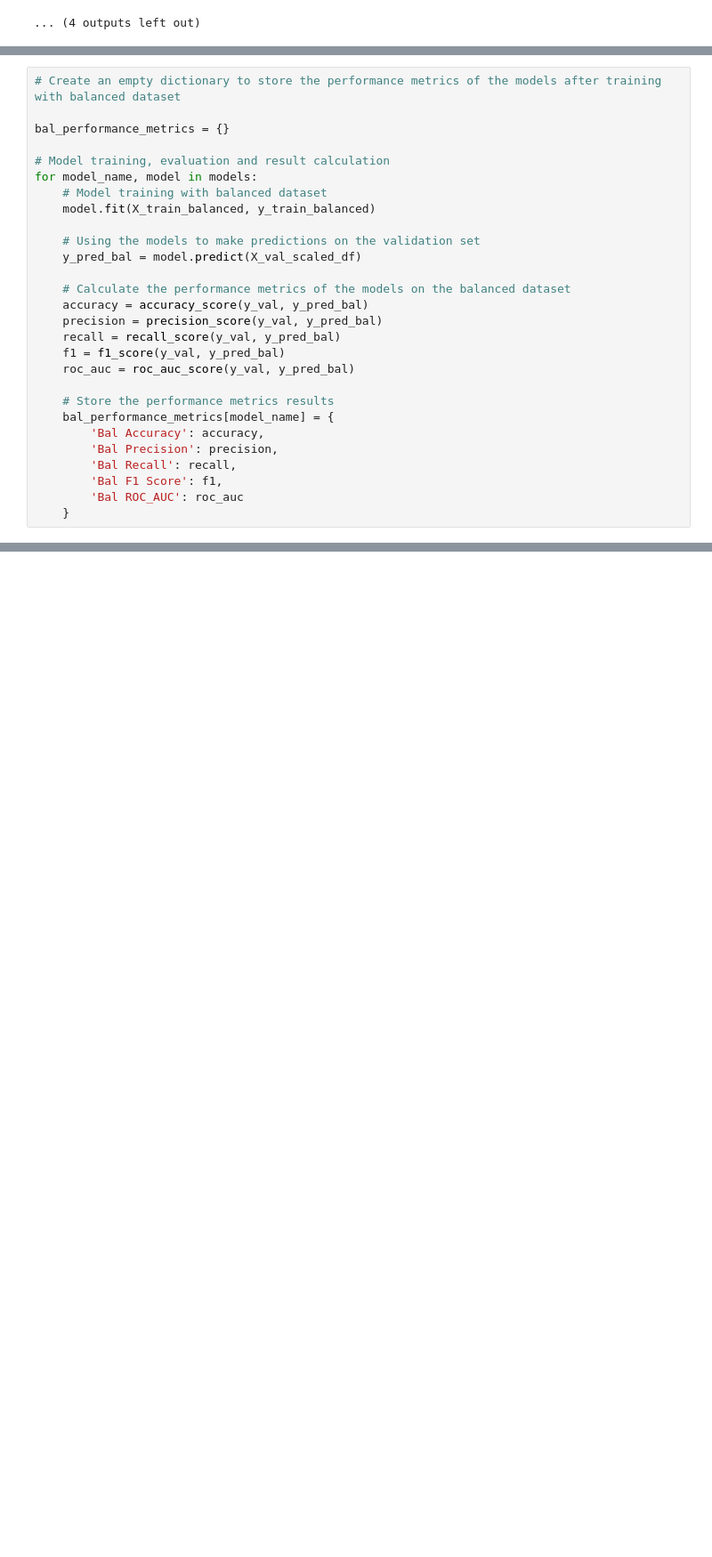
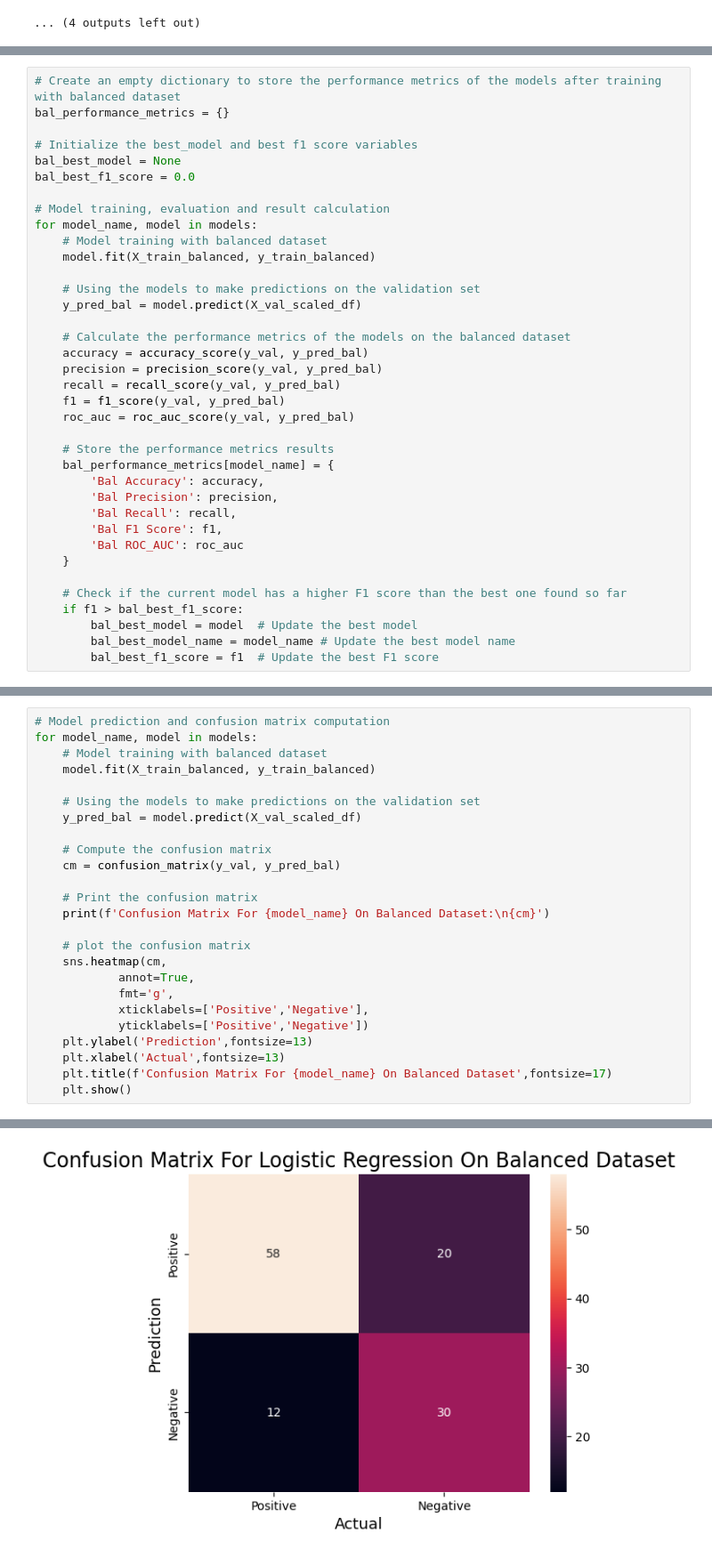
Before and after one commit to iameberedavid/Sepsis-Prediction-Analysis-and-API-Creation, a Jupyter notebook: Sepsis Prediction Analysis.ipynb, the cells around one changed output, grey strips where cells are left out. Shown at 89% size. Saved outputs shown, nothing was run; the diff lists cells and outputs as text; blank space fills up the shorter version.

```diff
--- a/Sepsis Prediction Analysis.ipynb
+++ b/Sepsis Prediction Analysis.ipynb
@@ -824,7 +628,10 @@ Confusion Matrix For Support Vector Machine On Unbalanced Dataset:
 # %%
 # Create an empty dictionary to store the performance metrics of the models after training with balanced dataset
+bal_performance_metrics = {}
 
-bal_performance_metrics = {}
+# Initialize the best_model and best f1 score variables
+bal_best_model = None
+bal_best_f1_score = 0.0
 
 # Model training, evaluation and result calculation
 for model_name, model in models:
@@ -849,6 +656,12 @@ for model_name, model in models:
         'Bal F1 Score': f1,
         'Bal ROC_AUC': roc_auc
     }
+
+    # Check if the current model has a higher F1 score than the best one found so far
+    if f1 > bal_best_f1_score:
+        bal_best_model = model  # Update the best model
+        bal_best_model_name = model_name # Update the best model name
+        bal_best_f1_score = f1  # Update the best F1 score
 # %%
 # Create a DataFrame to store the performance metrics of the models on the balanced dataset
 balanced_performance_metrics = pd.DataFrame(bal_performance_metrics).transpose()
@@ -873,0 +687,26 @@ Based on the f1 score of the models, Adaptive Boosting is the best model for the
+# %%
+# Model prediction and confusion matrix computation
+for model_name, model in models:
+    # Model training with balanced dataset
+    model.fit(X_train_balanced, y_train_balanced)
+
+    # Using the models to make predictions on the validation set
+    y_pred_bal = model.predict(X_val_scaled_df)
+
+    # Compute the confusion matrix
+    cm = confusion_matrix(y_val, y_pred_bal)
+
+    # Print the confusion matrix
+    print(f'Confusion Matrix For {model_name} On Balanced Dataset:\n{cm}')
+
+    # plot the confusion matrix
+    sns.heatmap(cm,
+            annot=True,
+            fmt='g',
+            xticklabels=['Positive','Negative'],
+            yticklabels=['Positive','Negative'])
+    plt.ylabel('Prediction',fontsize=13)
+    plt.xlabel('Actual',fontsize=13)
+    plt.title(f'Confusion Matrix For {model_name} On Balanced Dataset',fontsize=17)
+    plt.show()
+# %% [output]
@@ -873,0 +716 @@ Based on the f1 score of the models, Adaptive Boosting is the best model for the
+[figure, added]
```
Also changed, not shown: parts of 39 cells of this notebook, 1 other file.
